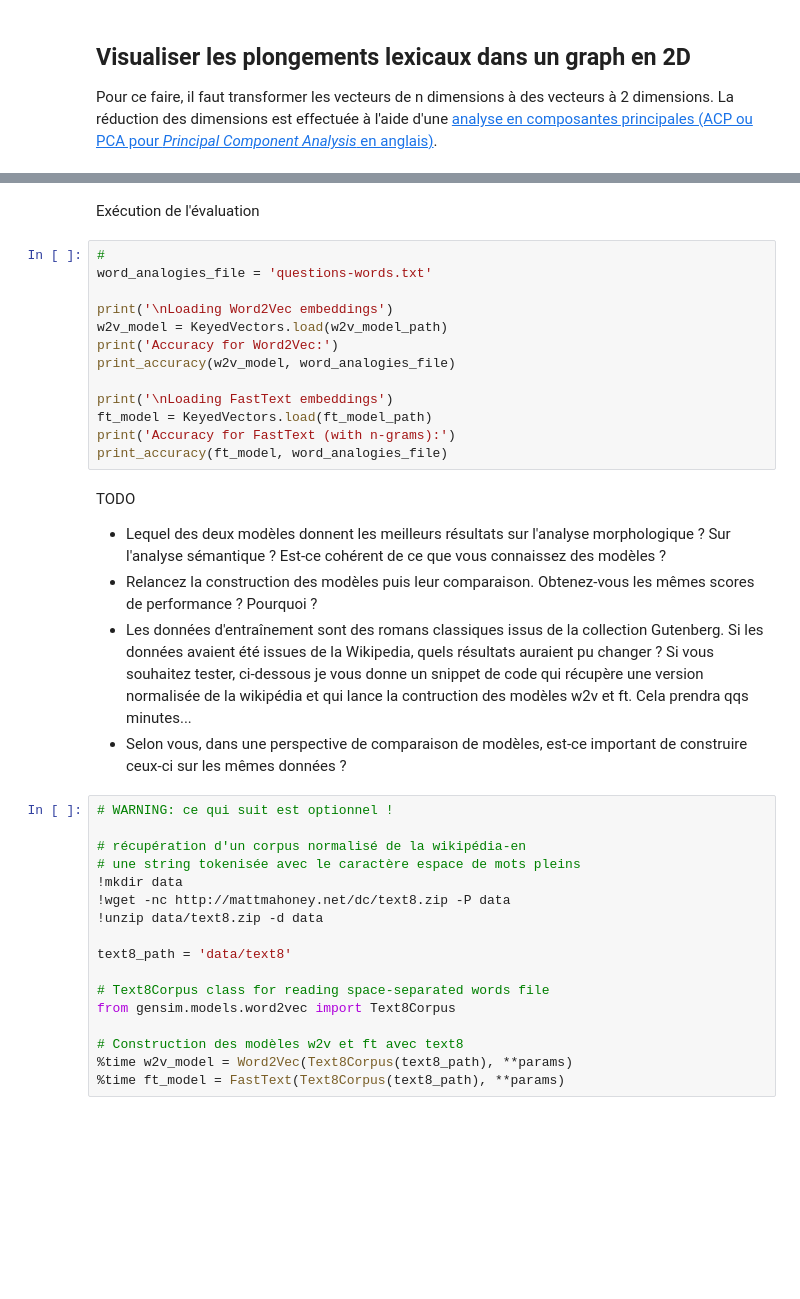
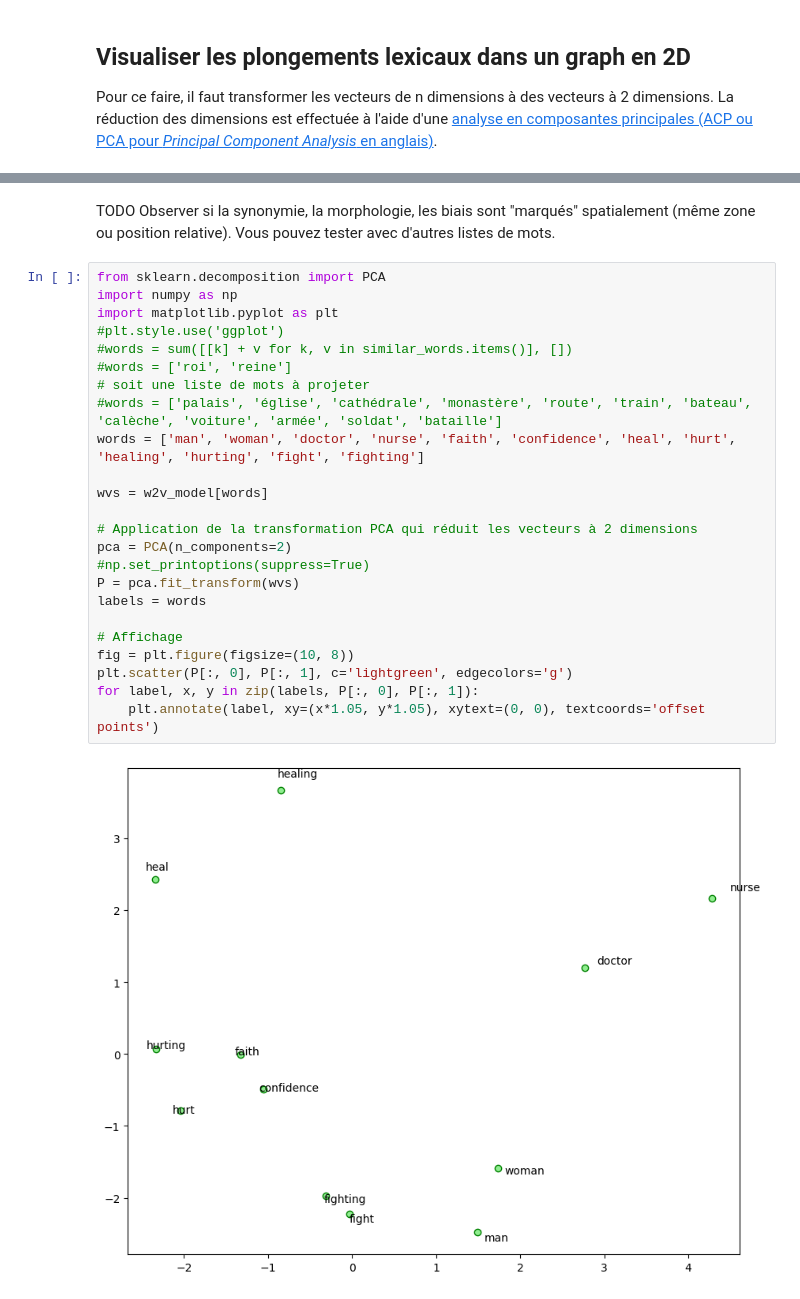
Before and after one commit to nicolashernandez/teaching_nlp, a Jupyter notebook: static_representation.ipynb, the cells around one changed output, grey strips where cells are left out. Cells and saved outputs as stored; diff of their text form; blank space fills up the shorter version.

```diff
--- a/static_representation.ipynb
+++ b/static_representation.ipynb
@@ -667,40 +560,28 @@ def print_accuracy(model, questions_file):
-# %% [markdown]
-Exécution de l'évaluation
-# %%
-#
-word_analogies_file = 'questions-words.txt'
-
-print('\nLoading Word2Vec embeddings')
-w2v_model = KeyedVectors.load(w2v_model_path)
-print('Accuracy for Word2Vec:')
-print_accuracy(w2v_model, word_analogies_file)
-
-print('\nLoading FastText embeddings')
-ft_model = KeyedVectors.load(ft_model_path)
-print('Accuracy for FastText (with n-grams):')
-print_accuracy(ft_model, word_analogies_file)
-# %% [markdown]
-
-TODO
-
-* Lequel des deux modèles donnent les meilleurs résultats sur l'analyse morphologique ? Sur l'analyse sémantique ? Est-ce cohérent de ce que vous connaissez des modèles ?
-* Relancez la construction des modèles puis leur comparaison. Obtenez-vous les mêmes scores de performance ? Pourquoi ?
-* Les données d'entraînement sont des romans classiques issus de la collection Gutenberg. Si les données avaient été issues de la Wikipedia, quels résultats auraient pu changer ? Si vous souhaitez tester, ci-dessous je vous donne un snippet de code qui récupère une version normalisée de la wikipédia et qui lance la contruction des modèles w2v et ft. Cela prendra qqs minutes...
-* Selon vous, dans une perspective de comparaison de modèles, est-ce important de construire ceux-ci sur les mêmes données ?
-# %%
-# WARNING: ce qui suit est optionnel !
-
-# récupération d'un corpus normalisé de la wikipédia-en
-# une string tokenisée avec le caractère espace de mots pleins
-!mkdir data
-!wget -nc http://mattmahoney.net/dc/text8.zip -P data
-!unzip data/text8.zip -d data
-
-text8_path = 'data/text8'
-
-# Text8Corpus class for reading space-separated words file
-from gensim.models.word2vec import Text8Corpus
-
-# Construction des modèles w2v et ft avec text8
-%time w2v_model = Word2Vec(Text8Corpus(text8_path), **params)
-%time ft_model = FastText(Text8Corpus(text8_path), **params)
+# %% [markdown]
+TODO Observer si la synonymie, la morphologie, les biais sont "marqués" spatialement (même zone ou position relative). Vous pouvez tester avec d'autres listes de mots.
+# %%
+from sklearn.decomposition import PCA
+import numpy as np
+import matplotlib.pyplot as plt
+#plt.style.use('ggplot')
+#words = sum([[k] + v for k, v in similar_words.items()], [])
+#words = ['roi', 'reine']
+# soit une liste de mots à projeter
+#words = ['palais', 'église', 'cathédrale', 'monastère', 'route', 'train', 'bateau', 'calèche', 'voiture', 'armée', 'soldat', 'bataille']
+words = ['man', 'woman', 'doctor', 'nurse', 'faith', 'confidence', 'heal', 'hurt', 'healing', 'hurting', 'fight', 'fighting']
+
+wvs = w2v_model[words]
+
+# Application de la transformation PCA qui réduit les vecteurs à 2 dimensions
+pca = PCA(n_components=2)
+#np.set_printoptions(suppress=True)
+P = pca.fit_transform(wvs)
+labels = words
+
+# Affichage
+fig = plt.figure(figsize=(10, 8))
+plt.scatter(P[:, 0], P[:, 1], c='lightgreen', edgecolors='g')
+for label, x, y in zip(labels, P[:, 0], P[:, 1]):
+    plt.annotate(label, xy=(x*1.05, y*1.05), xytext=(0, 0), textcoords='offset points')
+# %% [output]
+[figure, added]
```
Also changed, not shown: parts of 141 cells of this notebook.
